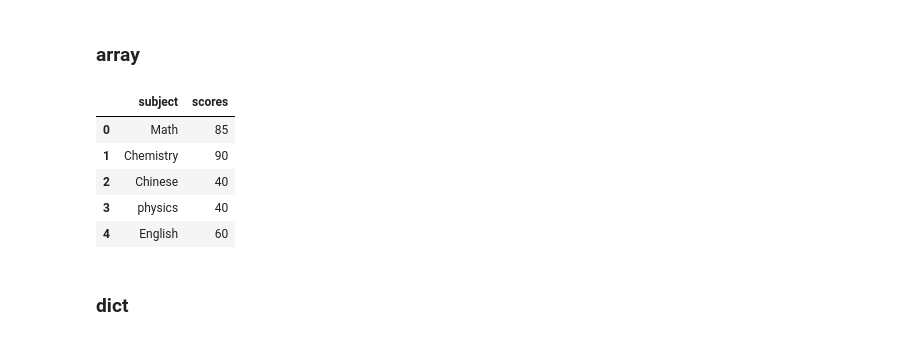
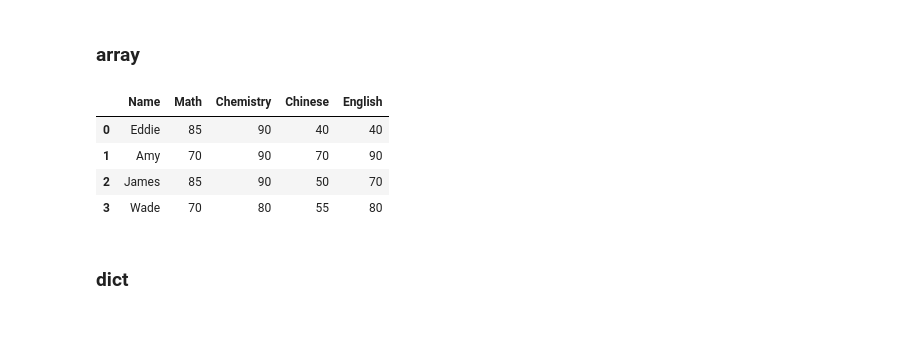
Before and after one commit to Eddie02582/Python, a Jupyter notebook: pandas/Datafram/Create data and Basic operation.ipynb, the cells around one changed output. Cells and saved outputs as stored; diff of their text form; code cells hidden in the pictures.

```diff
--- a/pandas/Datafram/Create data and Basic operation.ipynb
+++ b/pandas/Datafram/Create data and Basic operation.ipynb
@@ -7,16 +7,19 @@ import pandas as pd
 # %% [markdown]
 ### array
 # %%
-arr = [["Math",85], ["Chemistry",90], ["Chinese",40],["physics",40],["English",60]]
+arr = [["Eddie",85,90,40,40],
+       ["Amy",70,90,70,90],
+       ["James",85,90,50,70],
+       ["Wade",70,80,55,80],
+      ]
 # %%
 #create data
-pd.DataFrame(arr, columns = ["subject", "scores"])
+pd.DataFrame(arr, columns = ["Name", "Math","Chemistry","Chinese","English"])
 # %% [output]
-|  | subject | scores |
-| 0 | Math | 85 |
-| 1 | Chemistry | 90 |
-| 2 | Chinese | 40 |
-| 3 | physics | 40 |
-| 4 | English | 60 |
+|  | Name | Math | Chemistry | Chinese | English |
+| 0 | Eddie | 85 | 90 | 40 | 40 |
+| 1 | Amy | 70 | 90 | 70 | 90 |
+| 2 | James | 85 | 90 | 50 | 70 |
+| 3 | Wade | 70 | 80 | 55 | 80 |
 # %% [markdown]
 ###  dict
```
Also changed, not shown: parts of 39 cells of this notebook, 2 other files.
